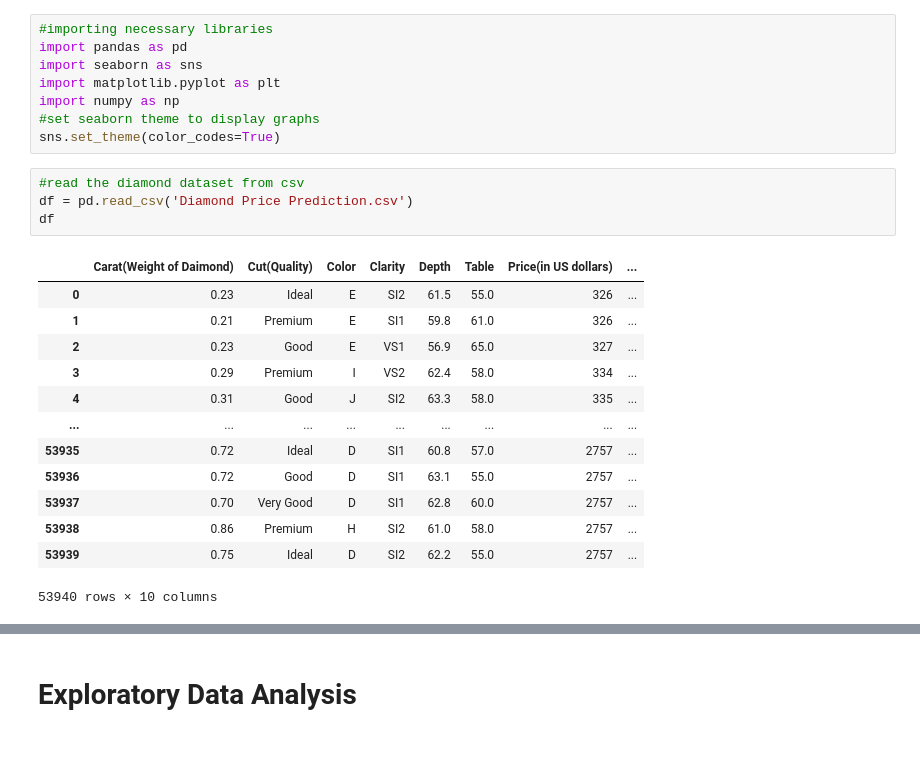
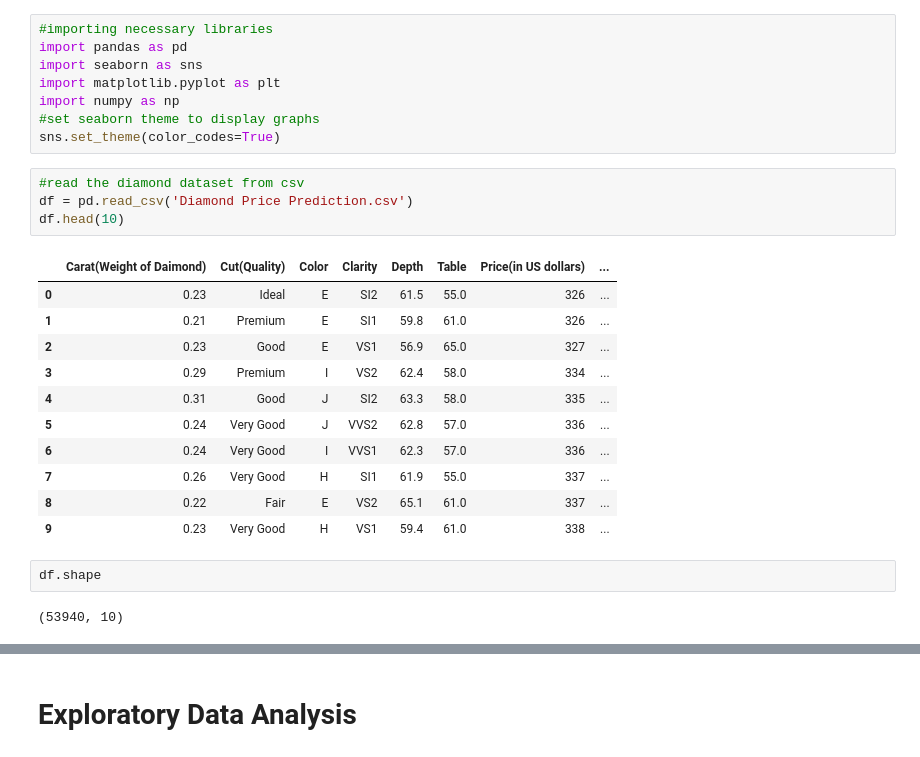
Before and after one commit to prernamittal/DiamondPricePrediction, a Jupyter notebook: DiamondPricePrediction.ipynb, the cells around one changed output, grey strips where cells are left out. Saved outputs shown, nothing was run; the diff lists cells and outputs as text.

```diff
--- a/DiamondPricePrediction.ipynb
+++ b/DiamondPricePrediction.ipynb
@@ -11,18 +9,20 @@ sns.set_theme(color_codes=True)
 # %%
 #read the diamond dataset from csv
 df = pd.read_csv('Diamond Price Prediction.csv')
-df
+df.head(10)
 # %% [output]
 |  | Carat(Weight of Daimond) | Cut(Quality) | Color | Clarity | Depth | Table | Price(in US dollars) | ... |
 | 0 | 0.23 | Ideal | E | SI2 | 61.5 | 55.0 | 326 | ... |
 | 1 | 0.21 | Premium | E | SI1 | 59.8 | 61.0 | 326 | ... |
 | 2 | 0.23 | Good | E | VS1 | 56.9 | 65.0 | 327 | ... |
 | 3 | 0.29 | Premium | I | VS2 | 62.4 | 58.0 | 334 | ... |
 | 4 | 0.31 | Good | J | SI2 | 63.3 | 58.0 | 335 | ... |
-| ... | ... | ... | ... | ... | ... | ... | ... | ... |
-| 53935 | 0.72 | Ideal | D | SI1 | 60.8 | 57.0 | 2757 | ... |
-| 53936 | 0.72 | Good | D | SI1 | 63.1 | 55.0 | 2757 | ... |
-| 53937 | 0.70 | Very Good | D | SI1 | 62.8 | 60.0 | 2757 | ... |
-| 53938 | 0.86 | Premium | H | SI2 | 61.0 | 58.0 | 2757 | ... |
-| 53939 | 0.75 | Ideal | D | SI2 | 62.2 | 55.0 | 2757 | ... |
+| 5 | 0.24 | Very Good | J | VVS2 | 62.8 | 57.0 | 336 | ... |
+| 6 | 0.24 | Very Good | I | VVS1 | 62.3 | 57.0 | 336 | ... |
+| 7 | 0.26 | Very Good | H | SI1 | 61.9 | 55.0 | 337 | ... |
+| 8 | 0.22 | Fair | E | VS2 | 65.1 | 61.0 | 337 | ... |
+| 9 | 0.23 | Very Good | H | VS1 | 59.4 | 61.0 | 338 | ... |
-53940 rows × 10 columns
+# %%
+df.shape
+# %% [output]
+(53940, 10)
```
Also changed, not shown: parts of 10 cells of this notebook, 3 other files.
